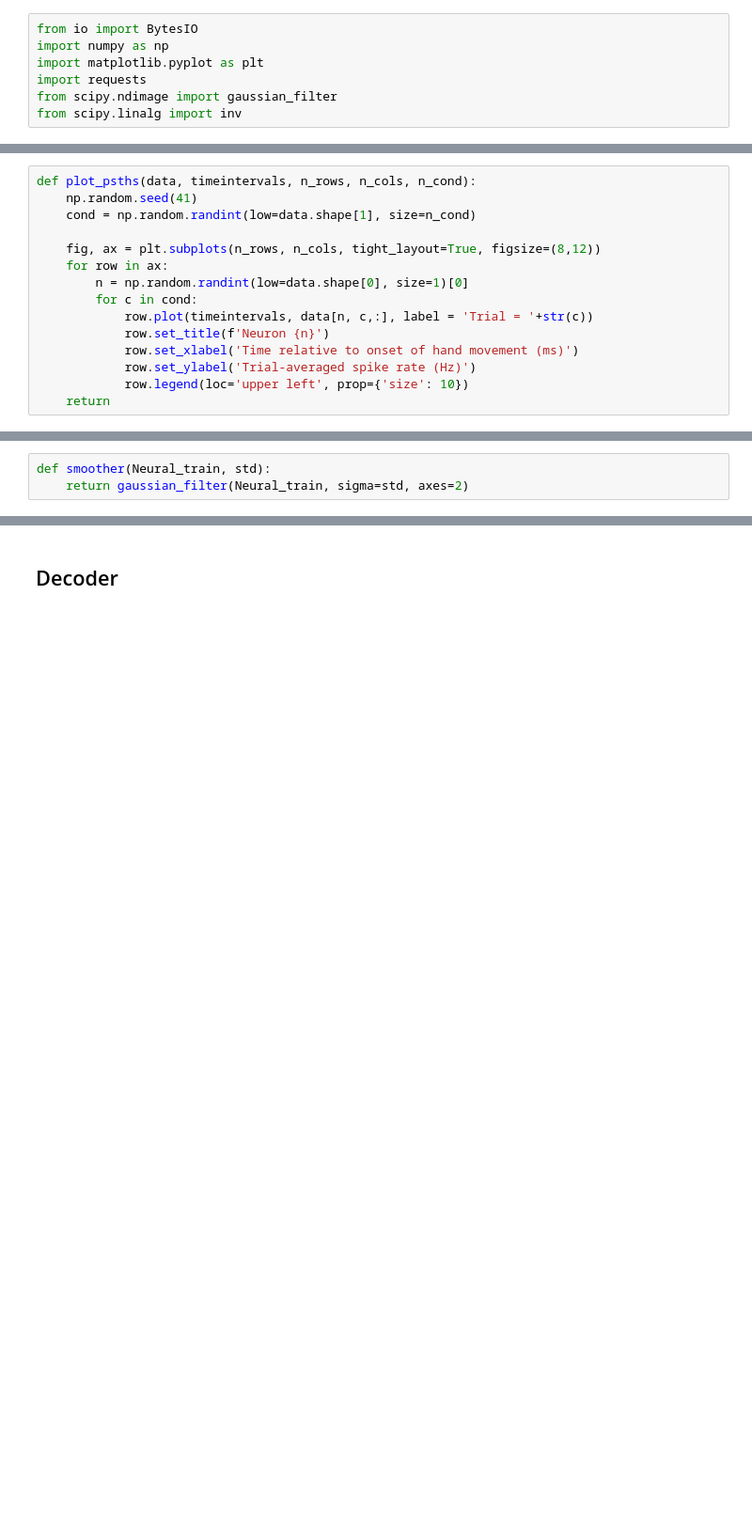
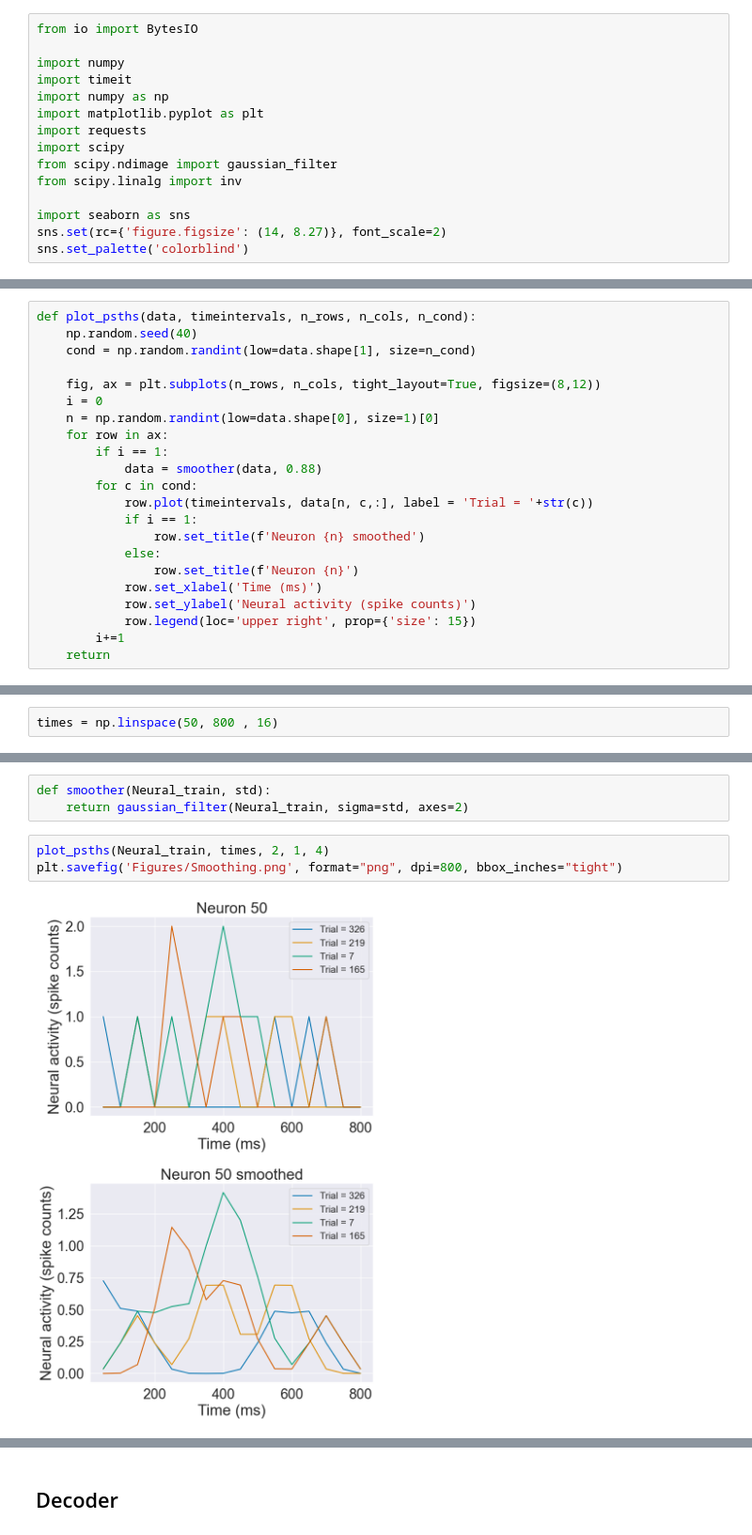
Before and after one commit to ofs416/Brain_Machine_Interfaces, a Jupyter notebook: Coursework_2/4G10-CW2-handout.ipynb, the cells around one changed output, grey strips where cells are left out. Shown: that part at 94% size. Drawn from its saved outputs; the diff is of its cells as text; blank space fills up the shorter version.

```diff
--- a/Coursework_2/4G10-CW2-handout.ipynb
+++ b/Coursework_2/4G10-CW2-handout.ipynb
@@ -9,11 +9,19 @@ In this handout,
 - **text in bold** corresponds to questions you need to answer in some form in your report.
 # %%
 from io import BytesIO
+
+import numpy
+import timeit
 import numpy as np
 import matplotlib.pyplot as plt
 import requests
+import scipy
 from scipy.ndimage import gaussian_filter
 from scipy.linalg import inv
+
+import seaborn as sns
+sns.set(rc={'figure.figsize': (14, 8.27)}, font_scale=2)
+sns.set_palette('colorblind')
 # %% [markdown]
 # 1. Setup
 
@@ -39,18 +47,25 @@ E.g.:
 ## Data Visualisation
 # %%
 def plot_psths(data, timeintervals, n_rows, n_cols, n_cond):
-    np.random.seed(41)
+    np.random.seed(40)
     cond = np.random.randint(low=data.shape[1], size=n_cond)
 
     fig, ax = plt.subplots(n_rows, n_cols, tight_layout=True, figsize=(8,12))
+    i = 0
+    n = np.random.randint(low=data.shape[0], size=1)[0]
     for row in ax:
-        n = np.random.randint(low=data.shape[0], size=1)[0]
+        if i == 1:
+            data = smoother(data, 0.88)
         for c in cond:
             row.plot(timeintervals, data[n, c,:], label = 'Trial = '+str(c))
-            row.set_title(f'Neuron {n}')
-            row.set_xlabel('Time relative to onset of hand movement (ms)')
-            row.set_ylabel('Trial-averaged spike rate (Hz)')
-            row.legend(loc='upper left', prop={'size': 10})
+            if i == 1:
+                row.set_title(f'Neuron {n} smoothed')
+            else:
+                row.set_title(f'Neuron {n}')
+            row.set_xlabel('Time (ms)')
+            row.set_ylabel('Neural activity (spike counts)')
+            row.legend(loc='upper right', prop={'size': 15})
+        i+=1
     return
 # %% [markdown]
 The goal of this CW is to implement some of the modelling / decoding techniques you have been taught in lectures, to predict the monkey's 2D hand velocity in the 100 test trials for which you are only given neural activity. Your predictions will be based on the training data provided (`hand_train, neural_train`).
@@ -81,5 +100,12 @@ The goal here is to make the best possible predictions you can of the held out h
+# %%
+times = np.linspace(50, 800 , 16)
 # %% [markdown]
 ## Gaussian Smoothing
 # %%
 def smoother(Neural_train, std):
     return gaussian_filter(Neural_train, sigma=std, axes=2)
+# %%
+plot_psths(Neural_train, times, 2, 1, 4)
+plt.savefig('Figures/Smoothing.png', format="png", dpi=800, bbox_inches="tight")
+# %% [output]
+[figure, added]
```
Also changed, not shown: parts of 15 cells of this notebook, 12 other files.
